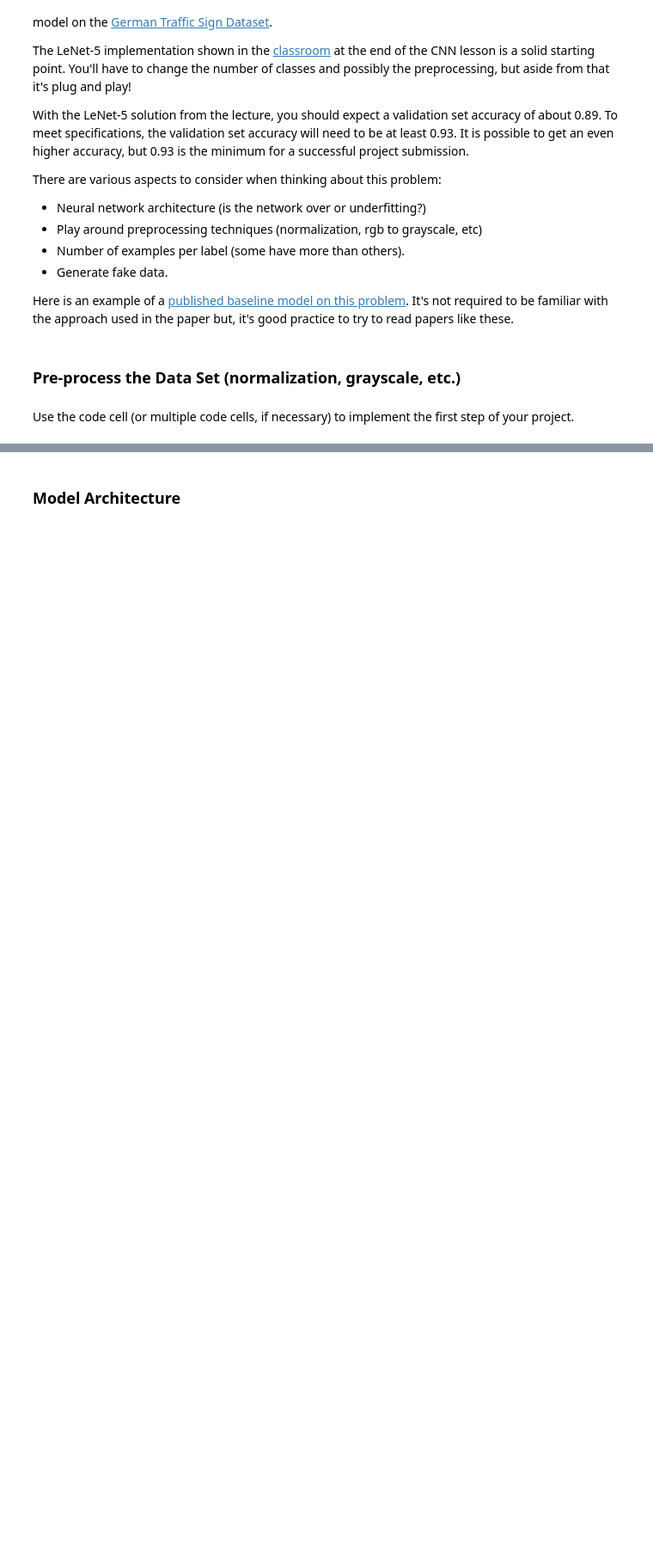
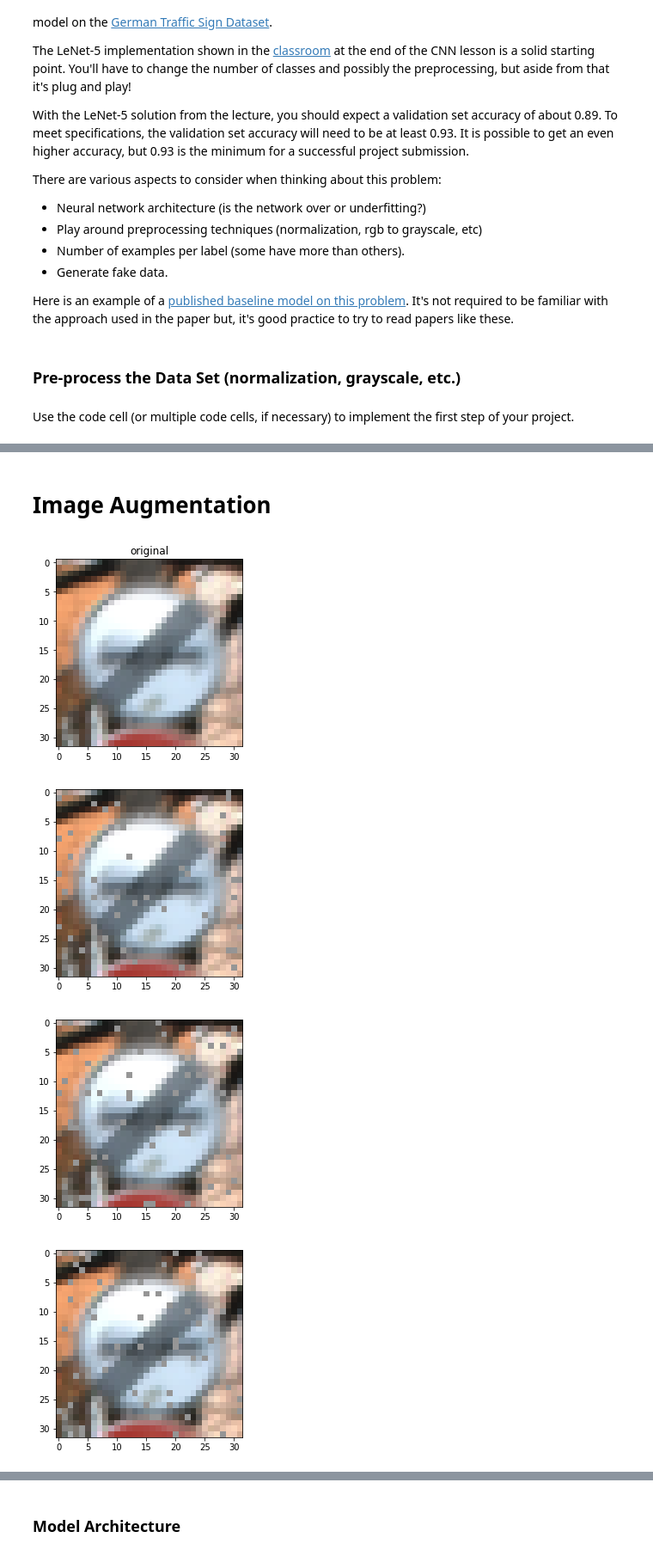
Before and after one commit to cfficaurzua/P2-SDCND, a Jupyter notebook: Traffic_Sign_Classifier.ipynb, the cells around one changed output, grey strips where cells are left out. Shown: that part at 86% size. Cells and saved outputs as stored; diff of their text form; code cells hidden in the pictures; blank space fills up the shorter version.

```diff
--- a/Traffic_Sign_Classifier.ipynb
+++ b/Traffic_Sign_Classifier.ipynb
@@ -260,0 +278,49 @@ plotGrid(X_test_2[0:36],y_test[0:36],signnames)
+# %% [markdown]
+# Image Augmentation
+# %%
+n = 5
+def make_param(n, mu=0, sigma=0.2):
+    return [np.random.normal(mu,sigma) for i in range(n)]
+
+def transform_augmentation(image,params, n , mode='edge'):
+    output = np.empty((n,) +image.shape)
+    for i in range(n):
+        affine_tf = tf.AffineTransform(shear = params['shears'][i],rotation= params['rotators'][i])
+        modified = tf.warp(image,affine_tf, mode = mode)
+        output[i] = modified
+    return output
+
+p = {'shears':make_param(5),
+     'rotators': make_param(5,0,.2),
+     'scalers':make_param(5,1,.1)}
+def destroy_augmentation(image, destroy_intensity, n):
+    input_type = image.dtype
+    output = np.empty((n,) +image.shape, dtype= input_type)
+    for i in range(n):
+        output_image = image.copy()
+
+        x = np.random.randint(0,image.shape[0], destroy_intensity)
+        y = np.random.randint(0,image.shape[1], destroy_intensity)
+        for j in range(destroy_intensity):
+            output_image[x[j]][y[j]] = np.random.normal(np.median(image),1)
+        output[i] = output_image
+
+    return output
+
+aug_trans_data = transform_augmentation(X_train[88], p, 5)
+aug_destroy_data = destroy_augmentation(X_train[88], 50, 5)
+
+plt.figure()
+plt.imshow(X_train[88])
+plt.title('original')
+plt.show()
+
+for i in aug_destroy_data:
+    plt.figure()
+    plt.imshow(i)
+    plt.show()
+# %% [output]
+[figure, added]
+[figure, added]
+[figure, added]
+[figure, added]
```
Also changed, not shown: parts of 11 cells of this notebook.
